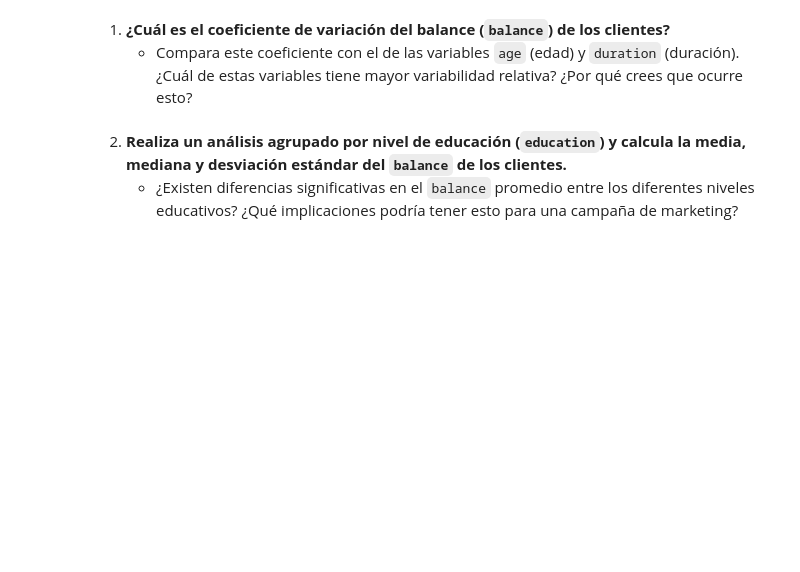
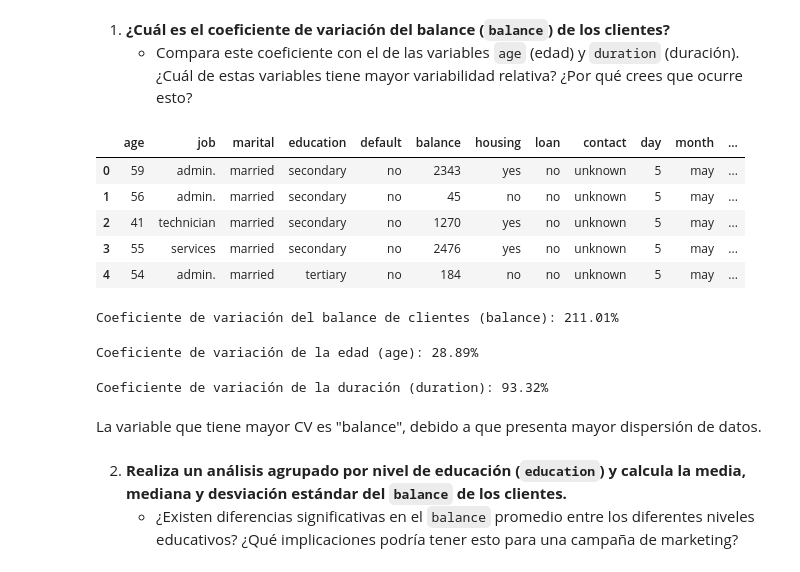
Before and after one commit to PabloAndree/Python_PA, a Jupyter notebook: 01-Fundamentos-Estadistica-Descriptiva-PA.ipynb, the cells around one changed output. Drawn from its saved outputs; the diff is of its cells as text; code cells hidden in the pictures; blank space fills up the shorter version.

```diff
--- a/01-Fundamentos-Estadistica-Descriptiva-PA.ipynb
+++ b/01-Fundamentos-Estadistica-Descriptiva-PA.ipynb
@@ -427,6 +427,41 @@ A continuación, tienes seis preguntas retadoras para que pongas en práctica lo
 # %% [markdown]
 1. **¿Cuál es el coeficiente de variación del balance (`balance`) de los clientes?**
    - Compara este coeficiente con el de las variables `age` (edad) y `duration` (duración). ¿Cuál de estas variables tiene mayor variabilidad relativa? ¿Por qué crees que ocurre esto?
+# %%
+pddf.head()
+# %% [output]
+|  | age | job | marital | education | default | balance | housing | loan | contact | day | month | ... |
+| 0 | 59 | admin. | married | secondary | no | 2343 | yes | no | unknown | 5 | may | ... |
+| 1 | 56 | admin. | married | secondary | no | 45 | no | no | unknown | 5 | may | ... |
+| 2 | 41 | technician | married | secondary | no | 1270 | yes | no | unknown | 5 | may | ... |
+| 3 | 55 | services | married | secondary | no | 2476 | yes | no | unknown | 5 | may | ... |
+| 4 | 54 | admin. | married | tertiary | no | 184 | no | no | unknown | 5 | may | ... |
+# %%
+# Calculamos el CV de la variable 'balance' (clientes).
+mean_balance = pddf['balance'].mean()
+std_balance = pddf['balance'].std()
+cv_balance = (std_balance / mean_balance) * 100
+print(f"Coeficiente de variación del balance de clientes (balance): {cv_balance:.2f}%")
+# %% [output]
+Coeficiente de variación del balance de clientes (balance): 211.01%
+# %%
+# Calculamos el CV de la variable 'age' (edad).
+mean_age = pddf['age'].mean()
+std_age = pddf['age'].std()
+cv_age = (std_age / mean_age) * 100
+print(f"Coeficiente de variación de la edad (age): {cv_age:.2f}%")
+# %% [output]
+Coeficiente de variación de la edad (age): 28.89%
+# %%
+# Calculamos el CV de la variable 'duration' (duración de las llamadas).
+mean_duration = pddf['duration'].mean()
+std_duration = pddf['duration'].std()
+cv_duration = (std_duration / mean_duration) * 100
+print(f"Coeficiente de variación de la duración (duration): {cv_duration:.2f}%")
+# %% [output]
+Coeficiente de variación de la duración (duration): 93.32%
+# %% [markdown]
+La variable que tiene mayor CV es "balance", debido a que presenta mayor dispersión de datos.
 # %% [markdown]
 
 2. **Realiza un análisis agrupado por nivel de educación (`education`) y calcula la media, mediana y desviación estándar del `balance` de los clientes.**
```
Also changed, not shown: parts of 25 cells of this notebook.
